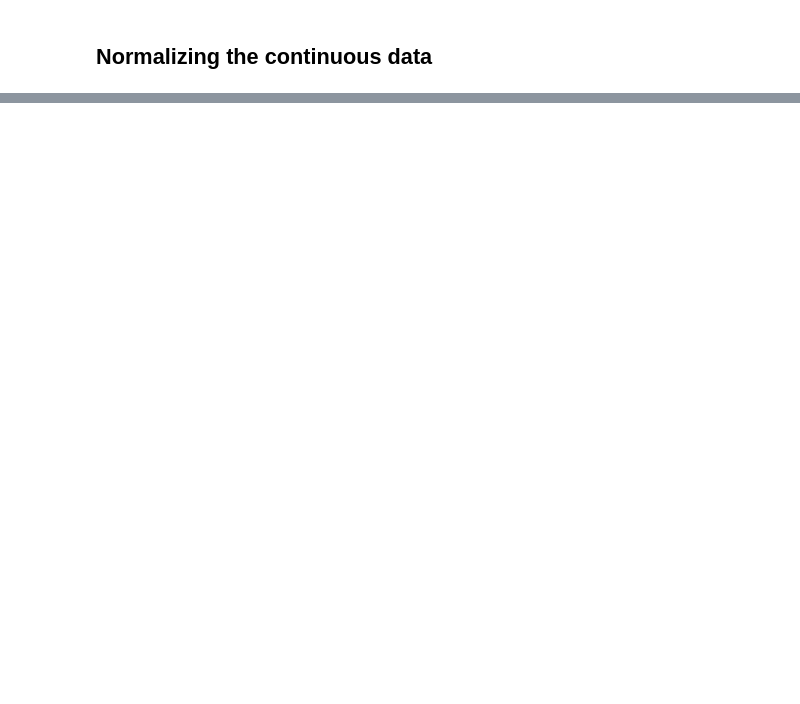
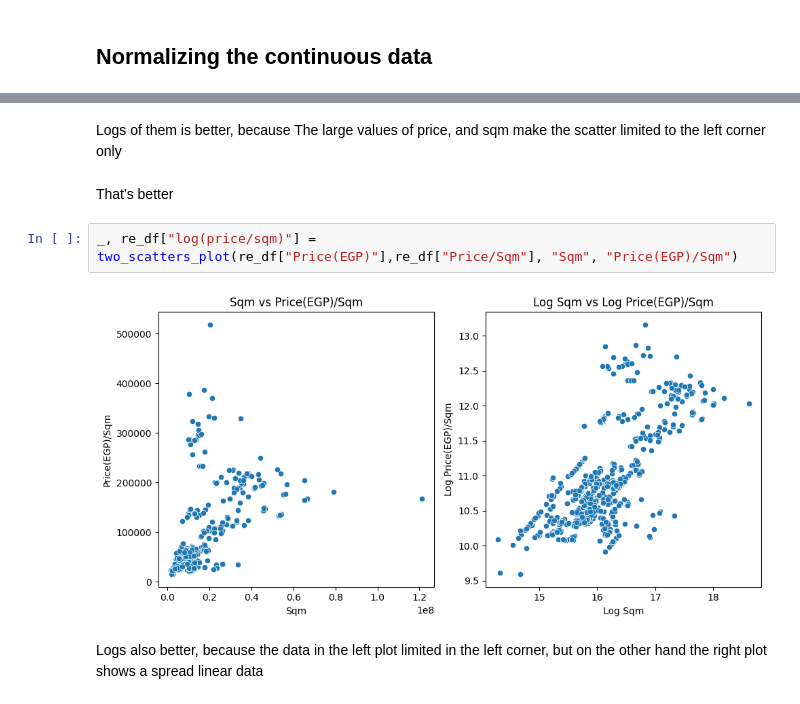
Before and after one commit to MinaAlberDS/Codveda-Internship, a Jupyter notebook: Level 1/Task 2/Data_cleaning.ipynb, the cells around one changed output, grey strips where cells are left out. Saved outputs shown, nothing was run; the diff lists cells and outputs as text; blank space fills up the shorter version.

```diff
--- a/Level 1/Task 2/Data_cleaning.ipynb
+++ b/Level 1/Task 2/Data_cleaning.ipynb
@@ -613,0 +748,10 @@ re_df
+# %% [markdown]
+Logs of them is better, because The large values of price, and sqm make the scatter limited to the left corner only
+# %% [markdown]
+That's better
+# %%
+_, re_df["log(price/sqm)"] = two_scatters_plot(re_df["Price(EGP)"],re_df["Price/Sqm"], "Sqm", "Price(EGP)/Sqm")
+# %% [output]
+[figure, added]
+# %% [markdown]
+Logs also better, because the data in the left plot limited in the left corner, but on the other hand the right plot shows a spread linear data
```
Also changed, not shown: parts of 30 cells of this notebook.
